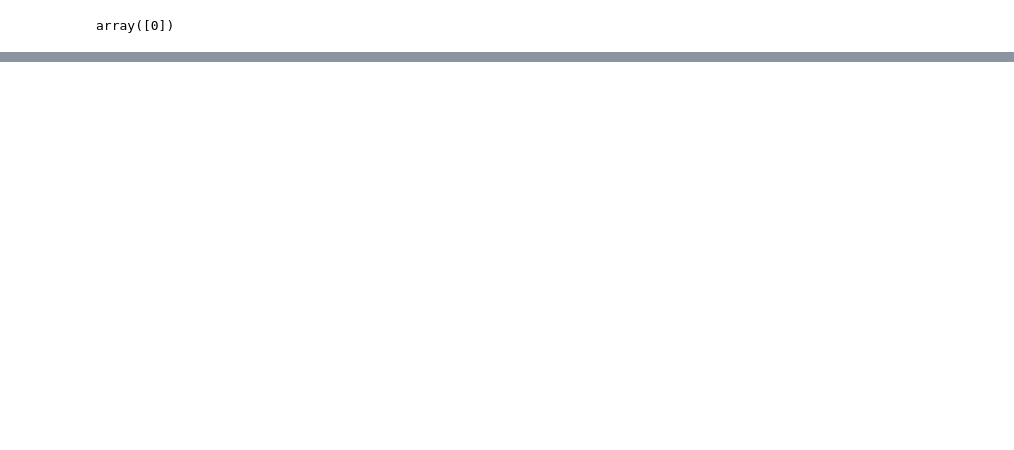
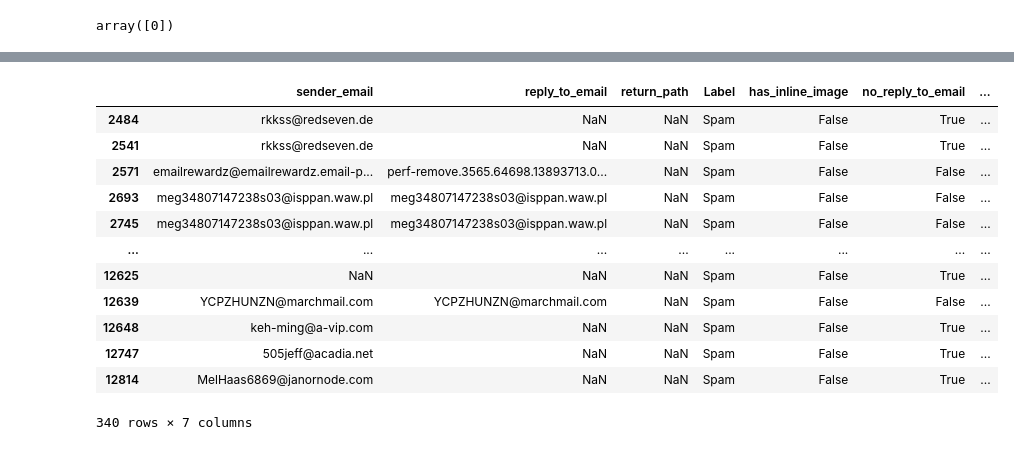
Before and after one commit to susmitpy/Spam-Email-Detector, a Jupyter notebook: Data/Data Wrangling/Scripts/Preprocessing Stage 1.ipynb, the cells around one changed output, grey strips where cells are left out. Cells and saved outputs as stored; diff of their text form; code cells hidden in the pictures; blank space fills up the shorter version.

```diff
--- a/Data/Data Wrangling/Scripts/Preprocessing Stage 1.ipynb
+++ b/Data/Data Wrangling/Scripts/Preprocessing Stage 1.ipynb
@@ -103,0 +111,16 @@ df.head()
+# %%
+df[df["no_return_path"] == True]
+# %% [output]
+|  | sender_email | reply_to_email | return_path | Label | has_inline_image | no_reply_to_email | ... |
+| 2484 | rkkss@redseven.de | NaN | NaN | Spam | False | True | ... |
+| 2541 | rkkss@redseven.de | NaN | NaN | Spam | False | True | ... |
+| 2571 | emailrewardz@emailrewardz.email-p... | perf-remove.3565.64698.13893713.0... | NaN | Spam | False | False | ... |
+| 2693 | meg34807147238s03@isppan.waw.pl | meg34807147238s03@isppan.waw.pl | NaN | Spam | False | False | ... |
+| 2745 | meg34807147238s03@isppan.waw.pl | meg34807147238s03@isppan.waw.pl | NaN | Spam | False | False | ... |
+| ... | ... | ... | ... | ... | ... | ... | ... |
+| 12625 | NaN | NaN | NaN | Spam | False | True | ... |
+| 12639 | YCPZHUNZN@marchmail.com | YCPZHUNZN@marchmail.com | NaN | Spam | False | False | ... |
+| 12648 | keh-ming@a-vip.com | NaN | NaN | Spam | False | True | ... |
+| 12747 | 505jeff@acadia.net | NaN | NaN | Spam | False | True | ... |
+| 12814 | MelHaas6869@janornode.com | NaN | NaN | Spam | False | True | ... |
+340 rows × 7 columns
```
Also changed, not shown: parts of 26 cells of this notebook, 2 other files.
